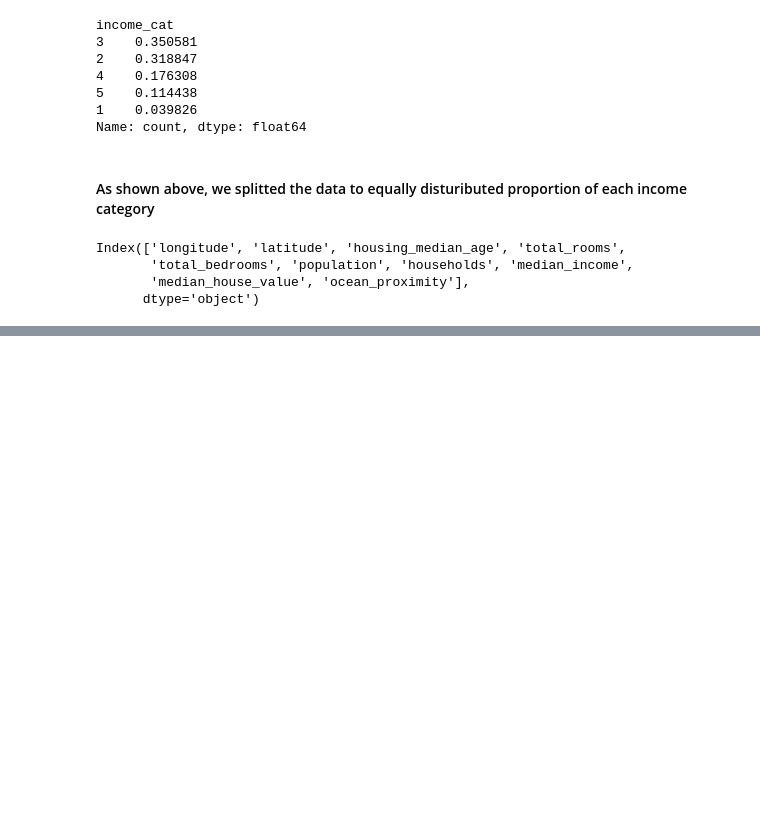
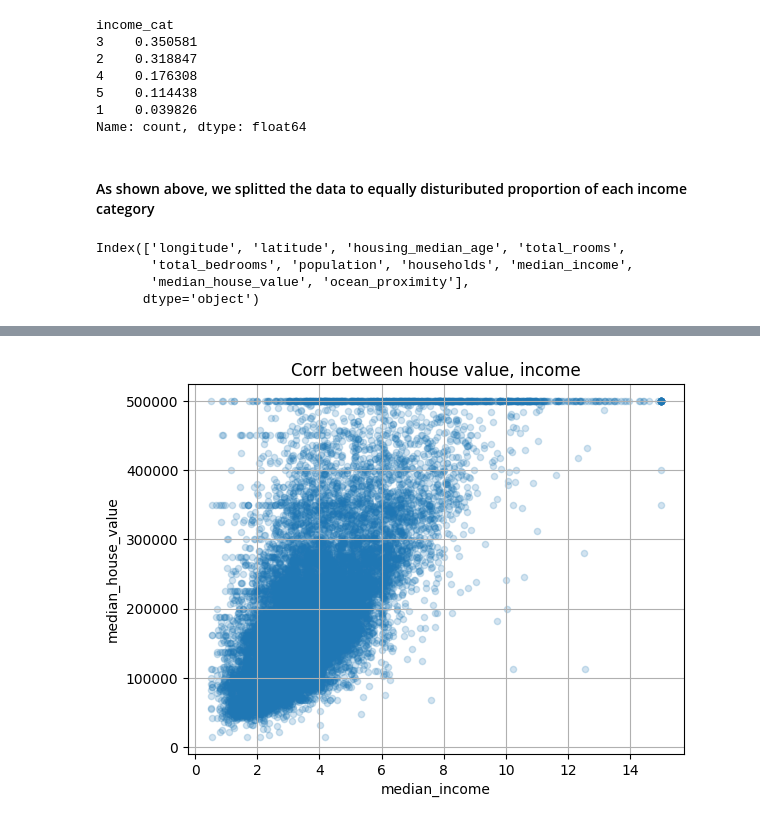
Before and after one commit to JohnHalim/NYC-Trip-Duration, a Jupyter notebook: src/notebooks/Load_dataset.ipynb, the cells around one changed output, grey strips where cells are left out. Cells and saved outputs as stored; diff of their text form; code cells hidden in the pictures; blank space fills up the shorter version.

```diff
--- a/src/notebooks/Load_dataset.ipynb
+++ b/src/notebooks/Load_dataset.ipynb
@@ -163,0 +225,6 @@ Index(['longitude', 'latitude', 'housing_median_age', 'total_rooms',
+# %%
+train_df.plot(kind="scatter", x="median_income", y="median_house_value", grid=True, alpha=0.2)
+plt.title("Corr between house value, income")
+plt.show()
+# %% [output]
+[figure, added]
```
Also changed, not shown: parts of 7 cells of this notebook.
